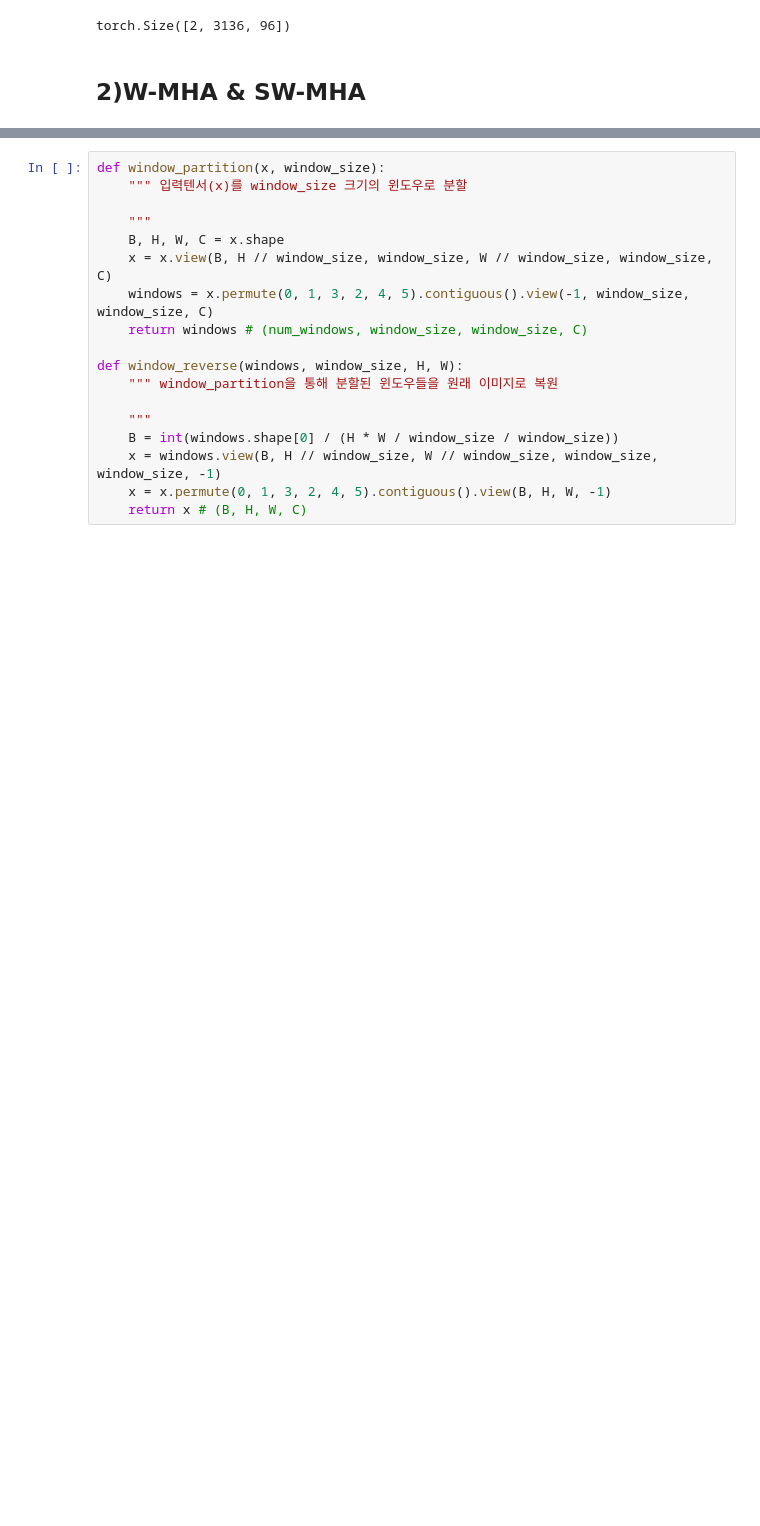
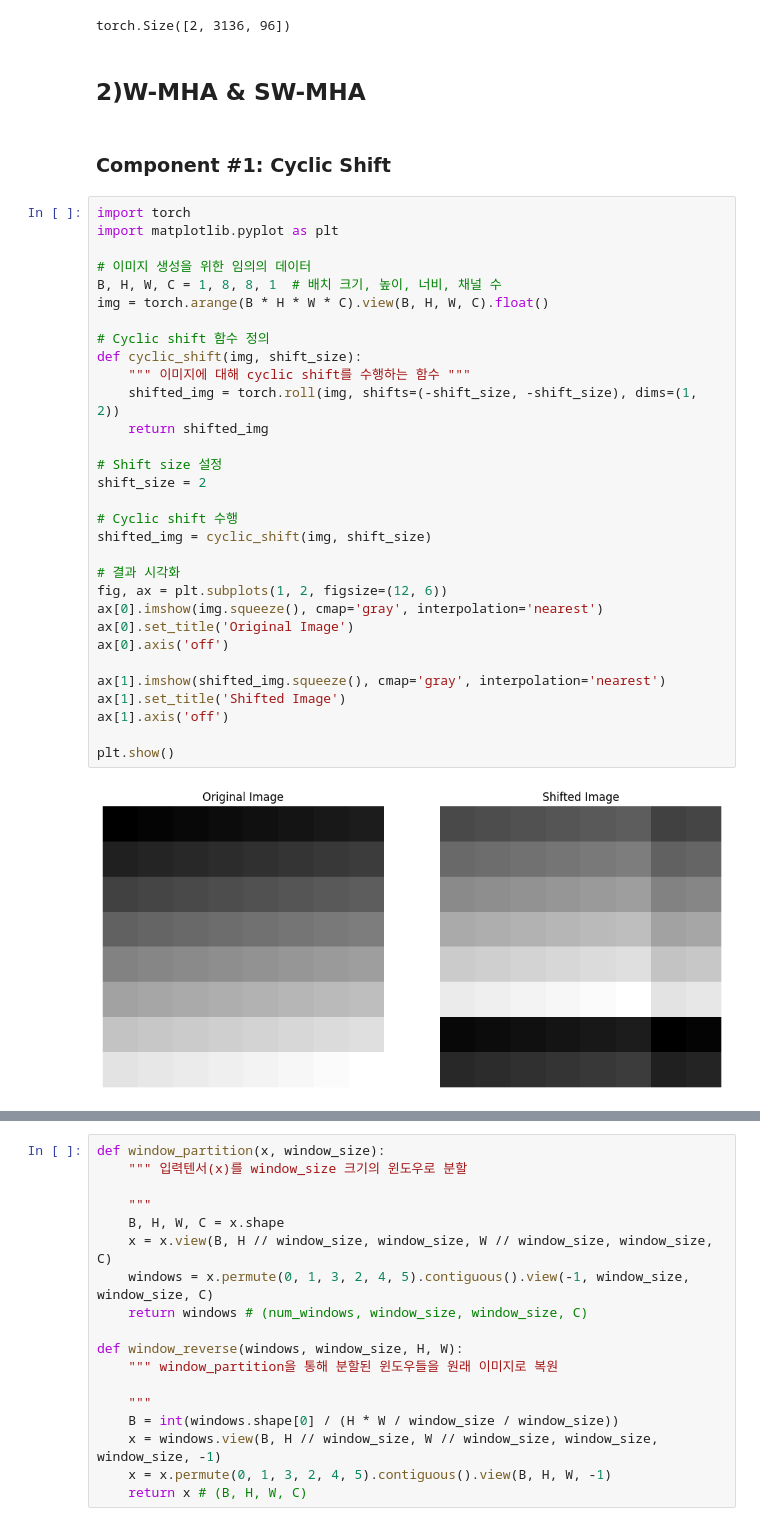
Before and after one commit to leadbreak/study, a Jupyter notebook: algorithm/04.SwinT/SwinT_v1.ipynb, the cells around one changed output, grey strips where cells are left out. Saved outputs shown, nothing was run; the diff lists cells and outputs as text; blank space fills up the shorter version.

```diff
--- a/algorithm/04.SwinT/SwinT_v1.ipynb
+++ b/algorithm/04.SwinT/SwinT_v1.ipynb
@@ -53,3 +53,38 @@ embedding(sample).shape
 torch.Size([2, 3136, 96])
 # %% [markdown]
 ## 2)W-MHA & SW-MHA
+# %% [markdown]
+### Component #1: Cyclic Shift
+# %%
+import torch
+import matplotlib.pyplot as plt
+
+# 이미지 생성을 위한 임의의 데이터
+B, H, W, C = 1, 8, 8, 1  # 배치 크기, 높이, 너비, 채널 수
+img = torch.arange(B * H * W * C).view(B, H, W, C).float()
+
+# Cyclic shift 함수 정의
+def cyclic_shift(img, shift_size):
+    """ 이미지에 대해 cyclic shift를 수행하는 함수 """
+    shifted_img = torch.roll(img, shifts=(-shift_size, -shift_size), dims=(1, 2))
+    return shifted_img
+
+# Shift size 설정
+shift_size = 2
+
+# Cyclic shift 수행
+shifted_img = cyclic_shift(img, shift_size)
+
+# 결과 시각화
+fig, ax = plt.subplots(1, 2, figsize=(12, 6))
+ax[0].imshow(img.squeeze(), cmap='gray', interpolation='nearest')
+ax[0].set_title('Original Image')
+ax[0].axis('off')
+
+ax[1].imshow(shifted_img.squeeze(), cmap='gray', interpolation='nearest')
+ax[1].set_title('Shifted Image')
+ax[1].axis('off')
+
+plt.show()
+# %% [output]
+[figure, added]
```
Also changed, not shown: parts of 29 cells of this notebook, 2 other files.
